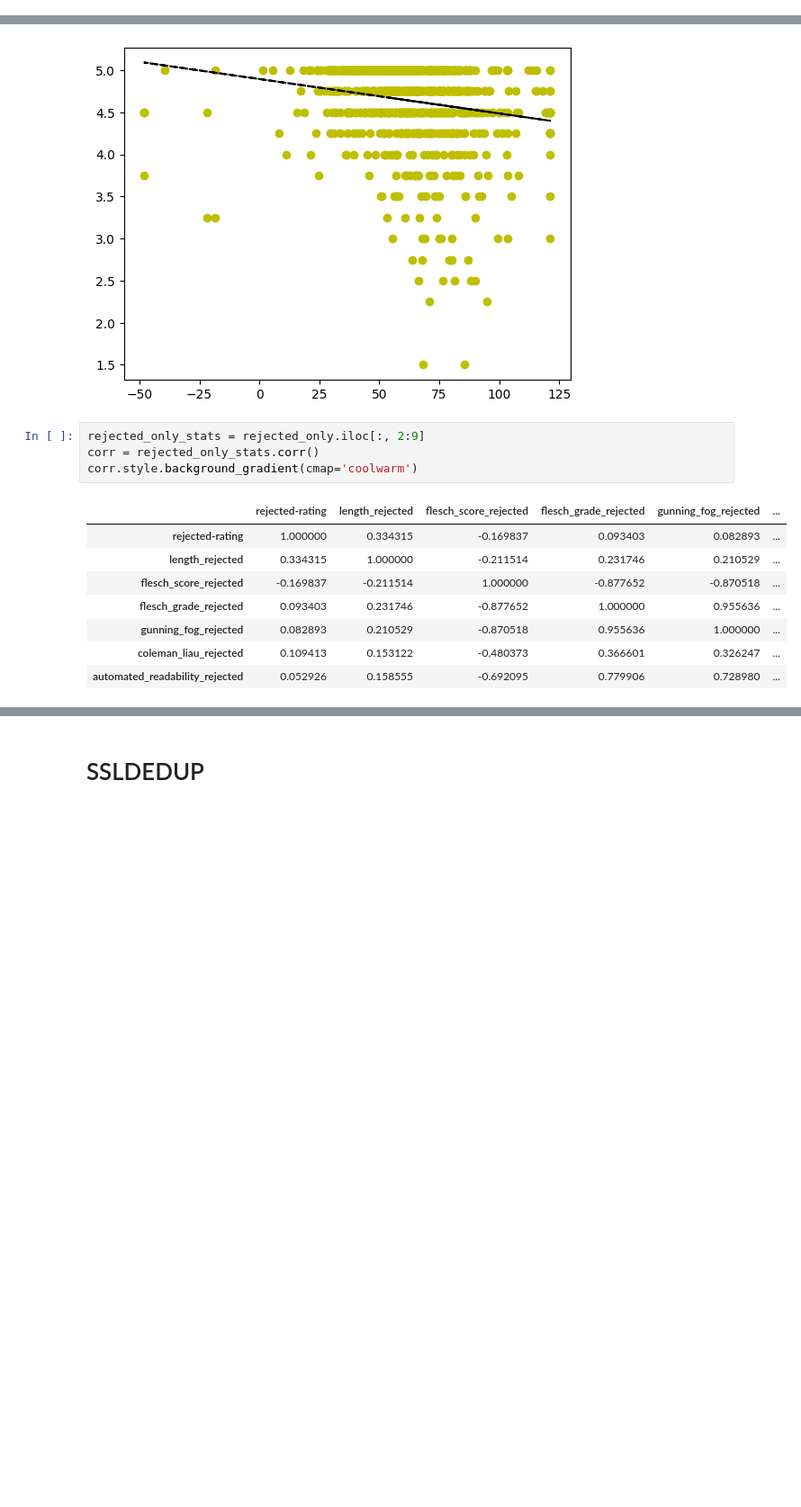
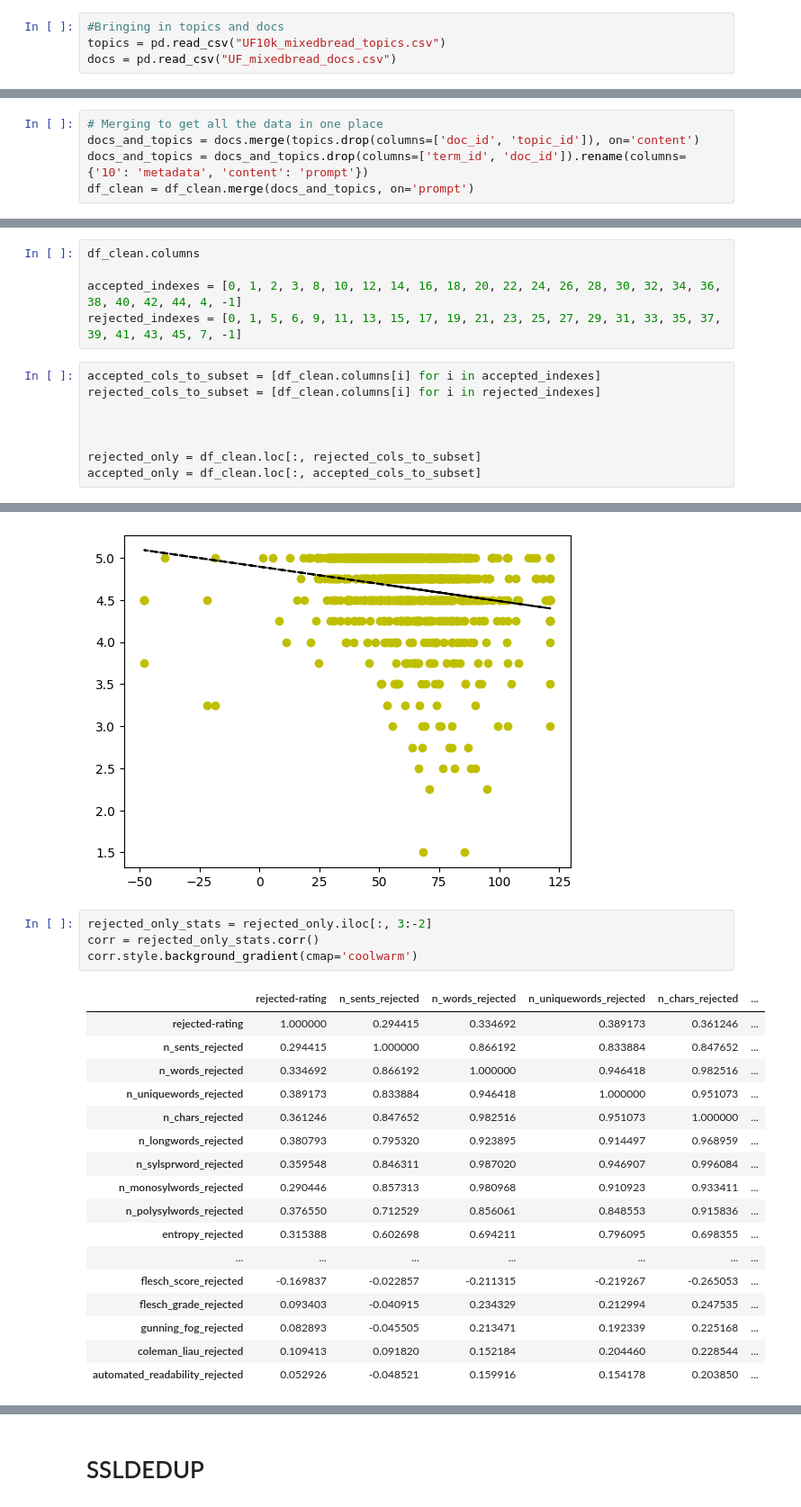
Before and after one commit to CEBangu/Ultra_Feedback, a Jupyter notebook: UF_analysis.ipynb, the cells around one changed output, grey strips where cells are left out. Shown: that part at 90% size. Cells and saved outputs as stored; diff of their text form; blank space fills up the shorter version.

```diff
--- a/UF_analysis.ipynb
+++ b/UF_analysis.ipynb
@@ -48,0 +39,4 @@ df_clean['length_rejected'] = df_clean['rejected'].apply(lambda x: len(x.strip()
+# %%
+#Bringing in topics and docs
+topics = pd.read_csv("UF10k_mixedbread_topics.csv")
+docs = pd.read_csv("UF_mixedbread_docs.csv")
@@ -48,0 +49,5 @@ df_clean['length_rejected'] = df_clean['rejected'].apply(lambda x: len(x.strip()
+# %%
+# Merging to get all the data in one place
+docs_and_topics = docs.merge(topics.drop(columns=['doc_id', 'topic_id']), on='content')
+docs_and_topics = docs_and_topics.drop(columns=['term_id', 'doc_id']).rename(columns={'10': 'metadata', 'content': 'prompt'})
+df_clean = df_clean.merge(docs_and_topics, on='prompt')
@@ -89,0 +150,13 @@ accepted_only = df_clean.loc[:, ['source', 'chosen', 'chosen-rating', 'length_ch
+# %%
+df_clean.columns
+
+accepted_indexes = [0, 1, 2, 3, 8, 10, 12, 14, 16, 18, 20, 22, 24, 26, 28, 30, 32, 34, 36, 38, 40, 42, 44, 4, -1]
+rejected_indexes = [0, 1, 5, 6, 9, 11, 13, 15, 17, 19, 21, 23, 25, 27, 29, 31, 33, 35, 37, 39, 41, 43, 45, 7, -1]
+# %%
+accepted_cols_to_subset = [df_clean.columns[i] for i in accepted_indexes]
+rejected_cols_to_subset = [df_clean.columns[i] for i in rejected_indexes]
+
+
+
+rejected_only = df_clean.loc[:, rejected_cols_to_subset]
+accepted_only = df_clean.loc[:, accepted_cols_to_subset]
@@ -110,15 +229,24 @@ plt.plot(accepted_only['flesch_score_chosen'], accepted_only['chosen-rating'], '
  <matplotlib.lines.Line2D at 0x...>]
 [figure]
 # %%
-rejected_only_stats = rejected_only.iloc[:, 2:9]
+rejected_only_stats = rejected_only.iloc[:, 3:-2]
 corr = rejected_only_stats.corr()
 corr.style.background_gradient(cmap='coolwarm')
 # %% [output]
-|  | rejected-rating | length_rejected | flesch_score_rejected | flesch_grade_rejected | gunning_fog_rejected | ... |
-| rejected-rating | 1.000000 | 0.334315 | -0.169837 | 0.093403 | 0.082893 | ... |
-| length_rejected | 0.334315 | 1.000000 | -0.211514 | 0.231746 | 0.210529 | ... |
-| flesch_score_rejected | -0.169837 | -0.211514 | 1.000000 | -0.877652 | -0.870518 | ... |
-| flesch_grade_rejected | 0.093403 | 0.231746 | -0.877652 | 1.000000 | 0.955636 | ... |
-| gunning_fog_rejected | 0.082893 | 0.210529 | -0.870518 | 0.955636 | 1.000000 | ... |
-| coleman_liau_rejected | 0.109413 | 0.153122 | -0.480373 | 0.366601 | 0.326247 | ... |
-| automated_readability_rejected | 0.052926 | 0.158555 | -0.692095 | 0.779906 | 0.728980 | ... |
+|  | rejected-rating | n_sents_rejected | n_words_rejected | n_uniquewords_rejected | n_chars_rejected | ... |
+| rejected-rating | 1.000000 | 0.294415 | 0.334692 | 0.389173 | 0.361246 | ... |
+| n_sents_rejected | 0.294415 | 1.000000 | 0.866192 | 0.833884 | 0.847652 | ... |
+| n_words_rejected | 0.334692 | 0.866192 | 1.000000 | 0.946418 | 0.982516 | ... |
+| n_uniquewords_rejected | 0.389173 | 0.833884 | 0.946418 | 1.000000 | 0.951073 | ... |
+| n_chars_rejected | 0.361246 | 0.847652 | 0.982516 | 0.951073 | 1.000000 | ... |
+| n_longwords_rejected | 0.380793 | 0.795320 | 0.923895 | 0.914497 | 0.968959 | ... |
+| n_sylsprword_rejected | 0.359548 | 0.846311 | 0.987020 | 0.946907 | 0.996084 | ... |
+| n_monosylwords_rejected | 0.290446 | 0.857313 | 0.980968 | 0.910923 | 0.933411 | ... |
+| n_polysylwords_rejected | 0.376550 | 0.712529 | 0.856061 | 0.848553 | 0.915836 | ... |
+| entropy_rejected | 0.315388 | 0.602698 | 0.694211 | 0.796095 | 0.698355 | ... |
+| ... | ... | ... | ... | ... | ... | ... |
+| flesch_score_rejected | -0.169837 | -0.022857 | -0.211315 | -0.219267 | -0.265053 | ... |
+| flesch_grade_rejected | 0.093403 | -0.040915 | 0.234329 | 0.212994 | 0.247535 | ... |
+| gunning_fog_rejected | 0.082893 | -0.045505 | 0.213471 | 0.192339 | 0.225168 | ... |
+| coleman_liau_rejected | 0.109413 | 0.091820 | 0.152184 | 0.204460 | 0.228544 | ... |
+| automated_readability_rejected | 0.052926 | -0.048521 | 0.159916 | 0.154178 | 0.203850 | ... |
```
Also changed, not shown: parts of 19 cells of this notebook, 8 other files.
